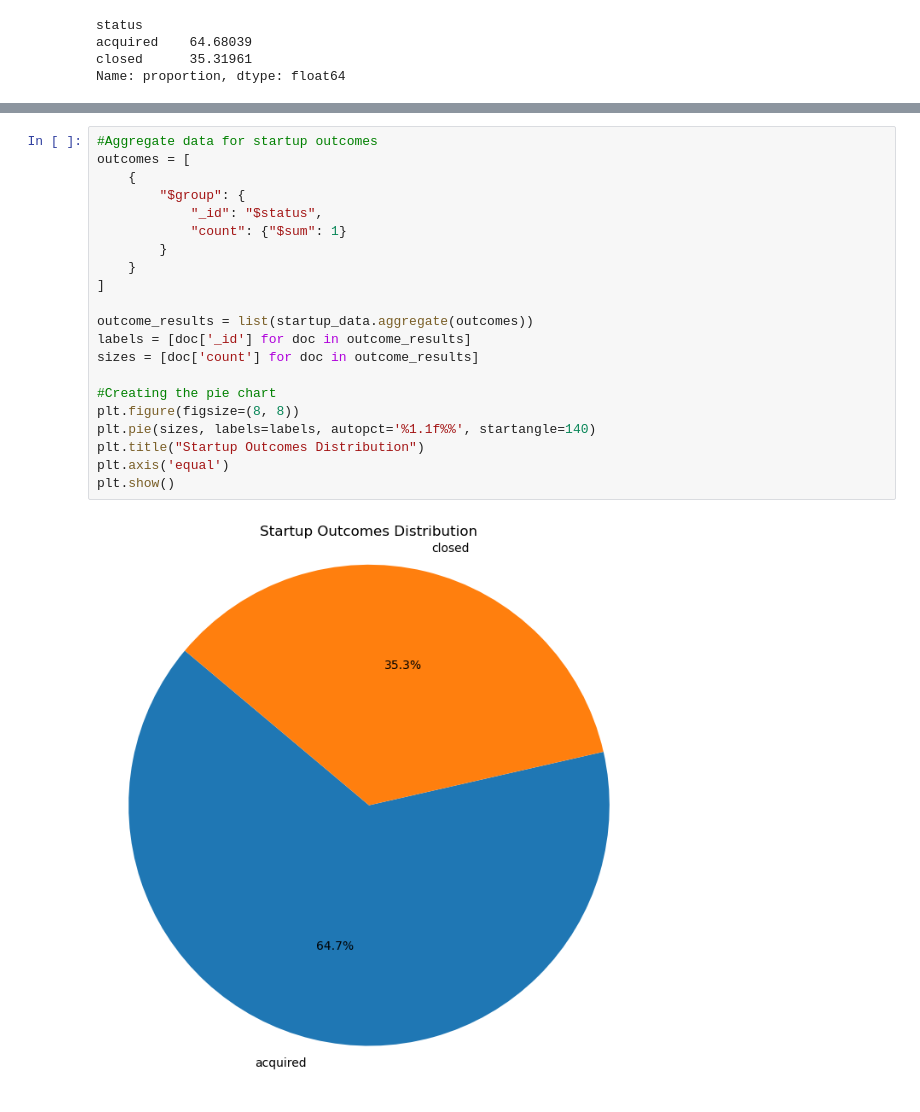
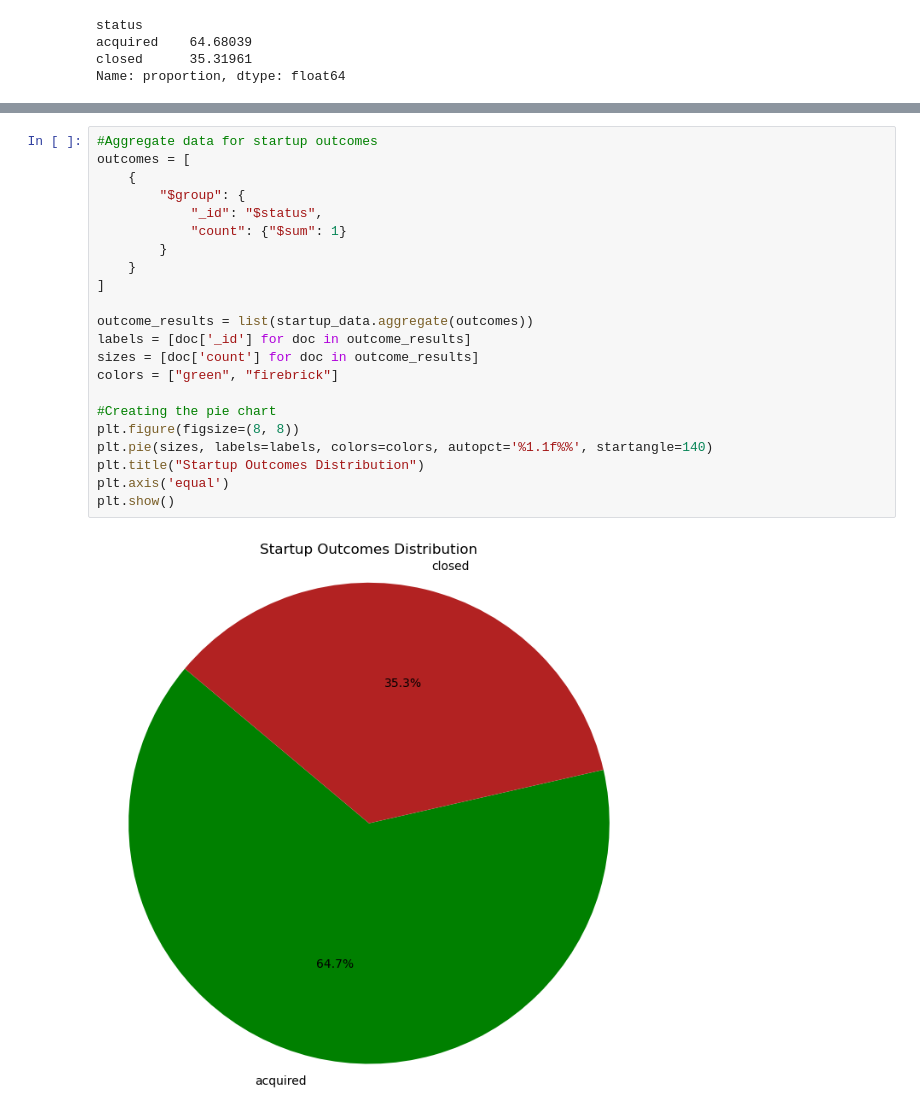
Before and after one commit to verainne/Project_3_startup_success, a Jupyter notebook: Project 3 - Mongo.ipynb, the cells around one changed output, grey strips where cells are left out. Saved outputs shown, nothing was run; the diff lists cells and outputs as text.

```diff
--- a/Project 3 - Mongo.ipynb
+++ b/Project 3 - Mongo.ipynb
@@ -135,26 +135,27 @@ except Exception as e:
 # %%
 #Aggregate data for startup outcomes
 outcomes = [
     {
         "$group": {
             "_id": "$status",
             "count": {"$sum": 1}
         }
     }
 ]
 
 outcome_results = list(startup_data.aggregate(outcomes))
 labels = [doc['_id'] for doc in outcome_results]
 sizes = [doc['count'] for doc in outcome_results]
+colors = ["green", "firebrick"]
 
 #Creating the pie chart
 plt.figure(figsize=(8, 8))
-plt.pie(sizes, labels=labels, autopct='%1.1f%%', startangle=140)
+plt.pie(sizes, labels=labels, colors=colors, autopct='%1.1f%%', startangle=140)
 plt.title("Startup Outcomes Distribution")
 plt.axis('equal')
 plt.show()
 # %% [output]
-[figure, old version]
+[figure, new version]
 # %%
 #Aggregate data for acquisition status
 acq_rates = [
```
Also changed, not shown: parts of 7 cells of this notebook.
